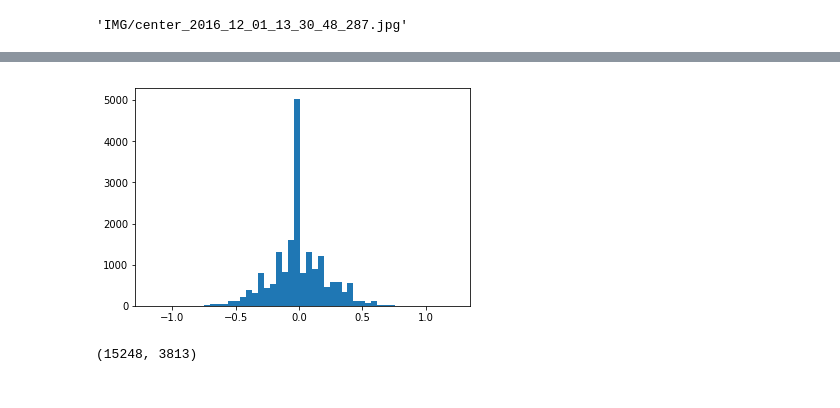
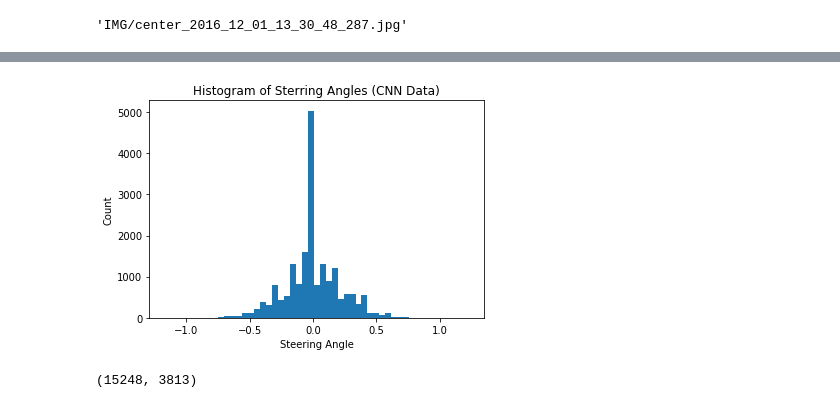
Before and after one commit to putza/CarND-Behavioral-Cloning-P3, a Jupyter notebook: model.ipynb, the cells around one changed output, grey strips where cells are left out. Saved outputs shown, nothing was run; the diff lists cells and outputs as text; code cells hidden in the pictures.

```diff
--- a/model.ipynb
+++ b/model.ipynb
@@ -135,8 +150,12 @@ plt.savefig('./examples/im_training_given.png',bbox_inches = 'tight',pad_inches
-# %%
-plt.figure()
-plt.hist(mydata._samples['steering'],51);
-# %% [output]
-[figure, removed]
+# %%
+plt.figure()
+plt.hist(mydata._samples['steering'],51);
+plt.xlabel('Steering Angle')
+plt.ylabel('Count')
+plt.title('Histogram of Sterring Angles (CNN Data)')
+plt.savefig('examples/im_histogram_cnn.png')
+# %% [output]
+[figure, added]
 # %%
 mydata.get_size()
 # %% [output]
```
Also changed, not shown: parts of 14 cells of this notebook, 1 other file.
